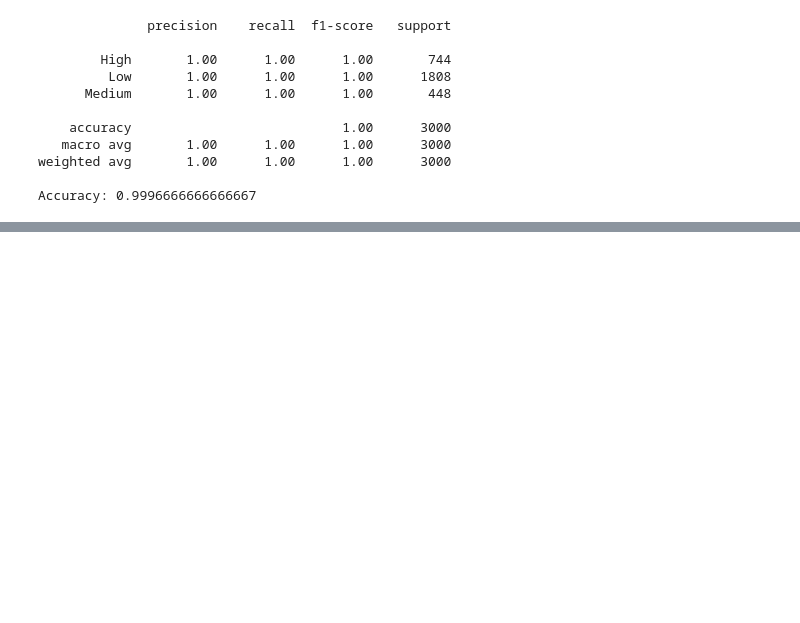
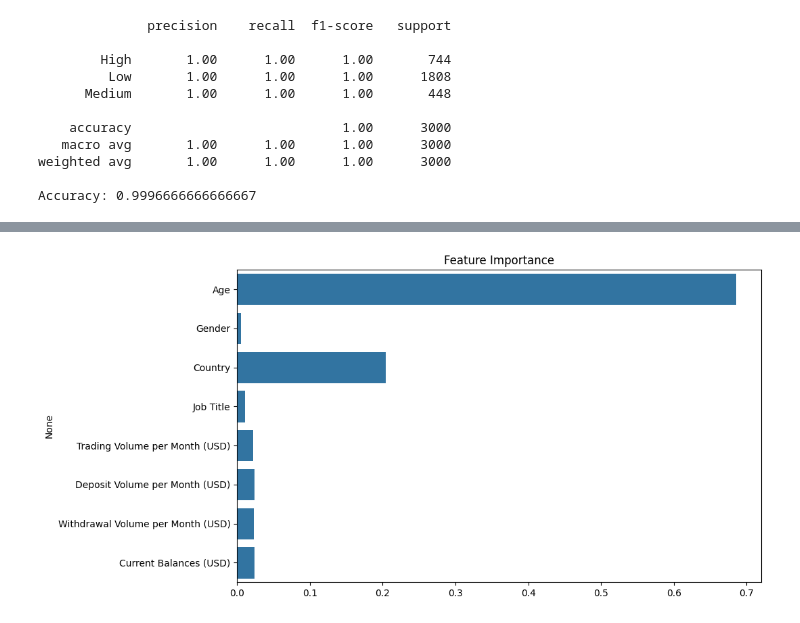
Before and after one commit to inotives/data-analyzers, a Jupyter notebook: notebooks/classifier_customers_risk_with_random_forest.ipynb, the cells around one changed output, grey strips where cells are left out. Saved outputs shown, nothing was run; the diff lists cells and outputs as text; code cells hidden in the pictures; blank space fills up the shorter version.

```diff
--- a/notebooks/classifier_customers_risk_with_random_forest.ipynb
+++ b/notebooks/classifier_customers_risk_with_random_forest.ipynb
@@ -165,0 +214,13 @@ Accuracy: 0.9996666666666667
+# %%
+# 3. Feature Importance Plot
+# Get feature importances from the RandomForest model
+feature_importances = rf_model.feature_importances_
+features = X.columns
+
+# Create a bar plot of feature importances
+plt.figure(figsize=(10,6))
+sns.barplot(x=feature_importances, y=features)
+plt.title('Feature Importance')
+plt.show()
+# %% [output]
+[figure, added]
```
Also changed, not shown: parts of 4 cells of this notebook.
